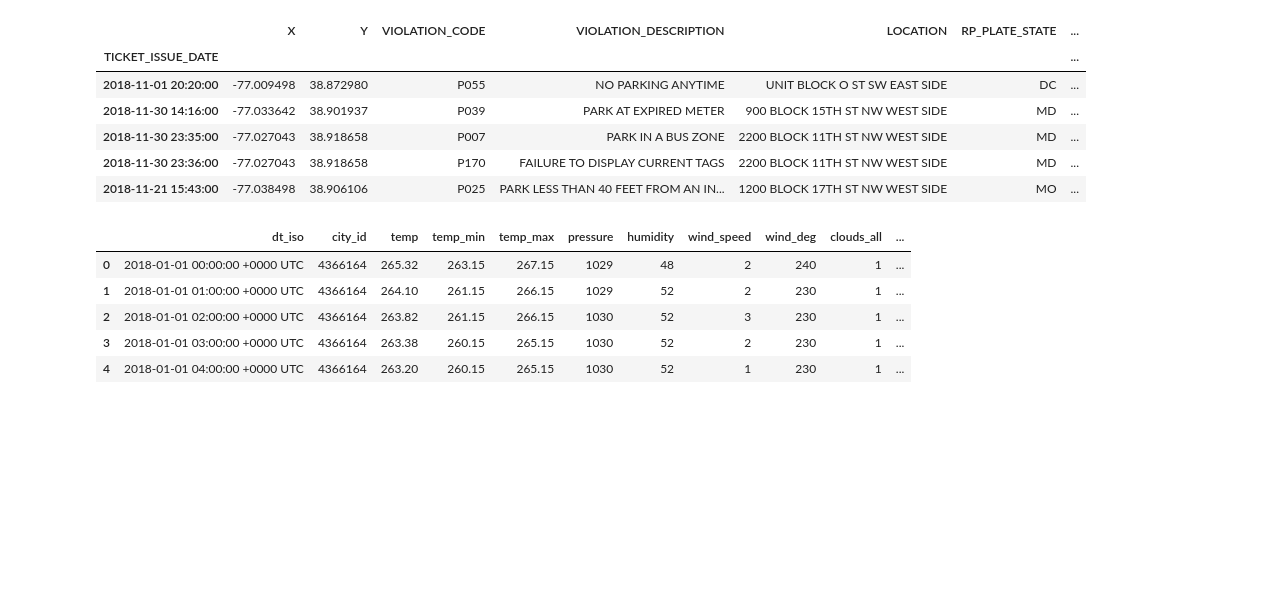
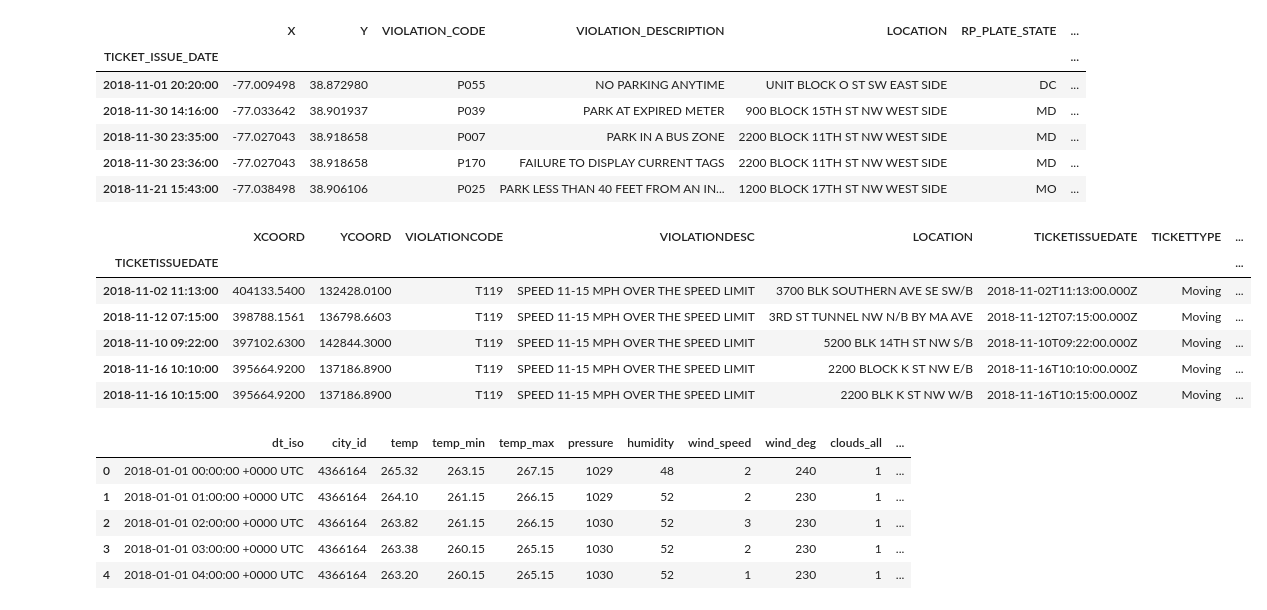
Before and after one commit to TPD119/GW_Project2_ETL, a Jupyter notebook: parking_moving_violations_dc.ipynb, the cells around one changed output. Cells and saved outputs as stored; diff of their text form; code cells hidden in the pictures; blank space fills up the shorter version.

```diff
--- a/parking_moving_violations_dc.ipynb
+++ b/parking_moving_violations_dc.ipynb
@@ -72,6 +69,21 @@ parking_frame.head()
 | 2018-11-30 23:35:00 | -77.027043 | 38.918658 | P007 | PARK IN A BUS ZONE | 2200 BLOCK 11TH ST NW WEST SIDE | MD | ... |
 | 2018-11-30 23:36:00 | -77.027043 | 38.918658 | P170 | FAILURE TO DISPLAY CURRENT TAGS | 2200 BLOCK 11TH ST NW WEST SIDE | MD | ... |
 | 2018-11-21 15:43:00 | -77.038498 | 38.906106 | P025 | PARK LESS THAN 40 FEET FROM AN IN... | 1200 BLOCK 17TH ST NW WEST SIDE | MO | ... |
+# %%
+#Set index to date, and add date column
+moving_df = moving_df.set_index(pd.DatetimeIndex(moving_df['TICKETISSUEDATE']))
+
+moving_df['Date'] = moving_df.index.date
+
+moving_df.head()
+# %% [output]
+|  | XCOORD | YCOORD | VIOLATIONCODE | VIOLATIONDESC | LOCATION | TICKETISSUEDATE | TICKETTYPE | ... |
+| TICKETISSUEDATE |  |  |  |  |  |  |  | ... |
+| 2018-11-02 11:13:00 | 404133.5400 | 132428.0100 | T119 | SPEED 11-15 MPH OVER THE SPEED LIMIT | 3700 BLK SOUTHERN AVE SE SW/B | 2018-11-02T11:13:00.000Z | Moving | ... |
+| 2018-11-12 07:15:00 | 398788.1561 | 136798.6603 | T119 | SPEED 11-15 MPH OVER THE SPEED LIMIT | 3RD ST TUNNEL NW N/B BY MA AVE | 2018-11-12T07:15:00.000Z | Moving | ... |
+| 2018-11-10 09:22:00 | 397102.6300 | 142844.3000 | T119 | SPEED 11-15 MPH OVER THE SPEED LIMIT | 5200 BLK 14TH ST NW S/B | 2018-11-10T09:22:00.000Z | Moving | ... |
+| 2018-11-16 10:10:00 | 395664.9200 | 137186.8900 | T119 | SPEED 11-15 MPH OVER THE SPEED LIMIT | 2200 BLOCK K ST NW E/B | 2018-11-16T10:10:00.000Z | Moving | ... |
+| 2018-11-16 10:15:00 | 395664.9200 | 137186.8900 | T119 | SPEED 11-15 MPH OVER THE SPEED LIMIT | 2200 BLK K ST NW W/B | 2018-11-16T10:15:00.000Z | Moving | ... |
 # %%
 #Import weather CSV
 
```
Also changed, not shown: parts of 16 cells of this notebook.
